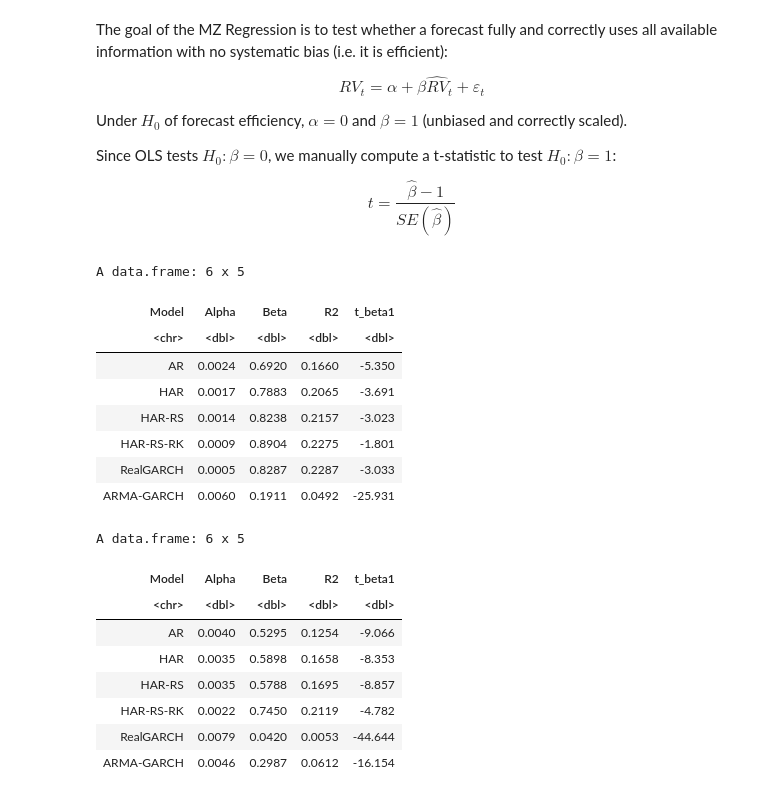
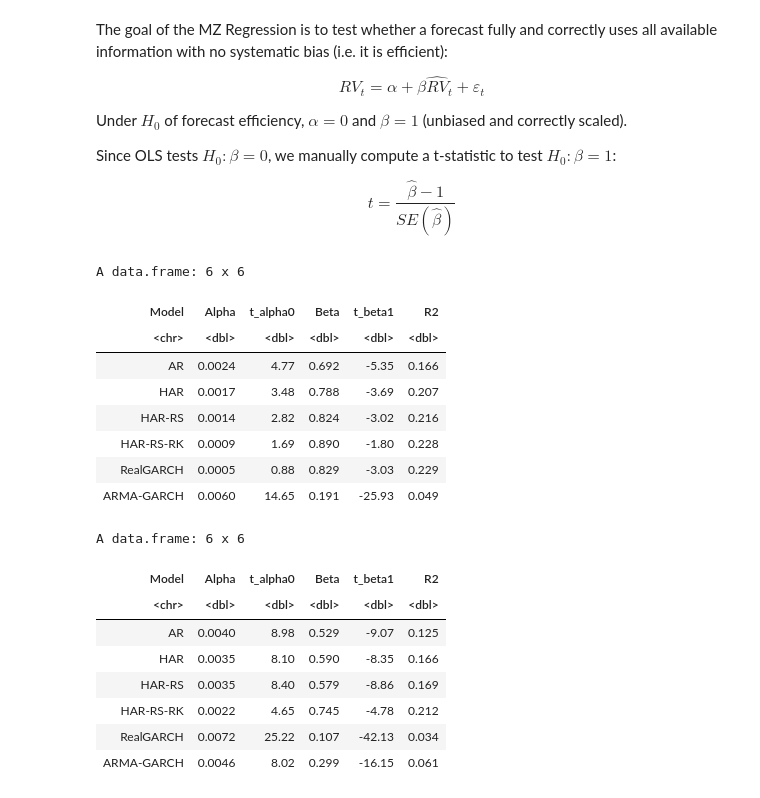
Before and after one commit to mildemx/FE1_Homeworks, a Jupyter notebook: Project/Financial_Econ_Project.ipynb, the cells around one changed output. Cells and saved outputs as stored; diff of their text form; code cells hidden in the pictures.

```diff
--- a/Project/Financial_Econ_Project.ipynb
+++ b/Project/Financial_Econ_Project.ipynb
@@ -791,9 +793,9 @@ Warning message in arima(data, order = c(modelinc[2], 0, modelinc[3]), include.m
 m5_roll_fits <- lapply(1:n_for, function(x) {
     tryCatch(
         ugarchfit(real_garch_spec,
-            data = xts(1000 * df$ret, order.by = df$date)[x:(x + w_l - 1)],
+            data = xts(1000 * df$ret, order.by = df$date)[(22 + x):(21 + x + w_l)], #offset by 22 to match model_df (using df since ugarchfit needs xts)
             solver = 'hybrid',
-            realizedVol = xts(1000 * df$RV, order.by = df$date)[x:(x + w_l - 1)]
+            realizedVol = xts(1000 * df$RV, order.by = df$date)[(22 + x):(21 + x + w_l)] #scale by 1000 due to the severe num. instability
         ),
         error = function(e) NULL
     )
@@ -1004,43 +1047,44 @@ $$t = \frac{\hat{\beta} - 1}{SE(\hat{\beta})}$$
 # %%
 ##MZ regressions
 mz_exp <- lapply(1:6, function(i) lm(actual_oos ~ forecasts_exp[, i]))
 names(mz_exp) <- colnames(forecasts_exp)
 
 mz_roll <- lapply(1:6, function(i) lm(actual_oos ~ forecasts_roll[, i]))
 names(mz_roll) <- colnames(forecasts_roll)
 
 #summary table
 mz_table <- function(mz_list){
     do.call(rbind, lapply(names(mz_list), function(m){
         coef <- summary(mz_list[[m]])$coefficients
         data.frame(
             Model = m,
             Alpha = round(coef[1, "Estimate"], 4),
-            Beta = round(coef[2, "Estimate"], 4),
-            R2 = round(summary(mz_list[[m]])$r.squared, 4),
-            t_beta1 = round((coef[2, "Estimate"] - 1) / coef[2, "Std. Error"], 3) #we want to test against 1, not 0
+            t_alpha0 = round(coef[1, "t value"], 2),
+            Beta = round(coef[2, "Estimate"], 3),
+            t_beta1 = round((coef[2, "Estimate"] - 1) / coef[2, "Std. Error"], 2), #we want to test against 1, not 0
+            R2 = round(summary(mz_list[[m]])$r.squared, 3)
         )
     }))
 }
 
 mz_table(mz_exp)
 mz_table(mz_roll)
 # %% [output]
-A data.frame: 6 x 5
+A data.frame: 6 x 6
-| Model | Alpha | Beta | R2 | t_beta1 |
-| <chr> | <dbl> | <dbl> | <dbl> | <dbl> |
-| AR | 0.0024 | 0.6920 | 0.1660 | -5.350 |
-| HAR | 0.0017 | 0.7883 | 0.2065 | -3.691 |
-| HAR-RS | 0.0014 | 0.8238 | 0.2157 | -3.023 |
-| HAR-RS-RK | 0.0009 | 0.8904 | 0.2275 | -1.801 |
-| RealGARCH | 0.0005 | 0.8287 | 0.2287 | -3.033 |
-| ARMA-GARCH | 0.0060 | 0.1911 | 0.0492 | -25.931 |
+| Model | Alpha | t_alpha0 | Beta | t_beta1 | R2 |
+| <chr> | <dbl> | <dbl> | <dbl> | <dbl> | <dbl> |
+| AR | 0.0024 | 4.77 | 0.692 | -5.35 | 0.166 |
+| HAR | 0.0017 | 3.48 | 0.788 | -3.69 | 0.207 |
+| HAR-RS | 0.0014 | 2.82 | 0.824 | -3.02 | 0.216 |
+| HAR-RS-RK | 0.0009 | 1.69 | 0.890 | -1.80 | 0.228 |
+| RealGARCH | 0.0005 | 0.88 | 0.829 | -3.03 | 0.229 |
+| ARMA-GARCH | 0.0060 | 14.65 | 0.191 | -25.93 | 0.049 |
-A data.frame: 6 x 5
+A data.frame: 6 x 6
-| Model | Alpha | Beta | R2 | t_beta1 |
-| <chr> | <dbl> | <dbl> | <dbl> | <dbl> |
-| AR | 0.0040 | 0.5295 | 0.1254 | -9.066 |
-| HAR | 0.0035 | 0.5898 | 0.1658 | -8.353 |
-| HAR-RS | 0.0035 | 0.5788 | 0.1695 | -8.857 |
-| HAR-RS-RK | 0.0022 | 0.7450 | 0.2119 | -4.782 |
-| RealGARCH | 0.0079 | 0.0420 | 0.0053 | -44.644 |
-| ARMA-GARCH | 0.0046 | 0.2987 | 0.0612 | -16.154 |
+| Model | Alpha | t_alpha0 | Beta | t_beta1 | R2 |
+| <chr> | <dbl> | <dbl> | <dbl> | <dbl> | <dbl> |
+| AR | 0.0040 | 8.98 | 0.529 | -9.07 | 0.125 |
+| HAR | 0.0035 | 8.10 | 0.590 | -8.35 | 0.166 |
+| HAR-RS | 0.0035 | 8.40 | 0.579 | -8.86 | 0.169 |
+| HAR-RS-RK | 0.0022 | 4.65 | 0.745 | -4.78 | 0.212 |
+| RealGARCH | 0.0072 | 25.22 | 0.107 | -42.13 | 0.034 |
+| ARMA-GARCH | 0.0046 | 8.02 | 0.299 | -16.15 | 0.061 |
```
Also changed, not shown: parts of 14 cells of this notebook, 4 other files.
